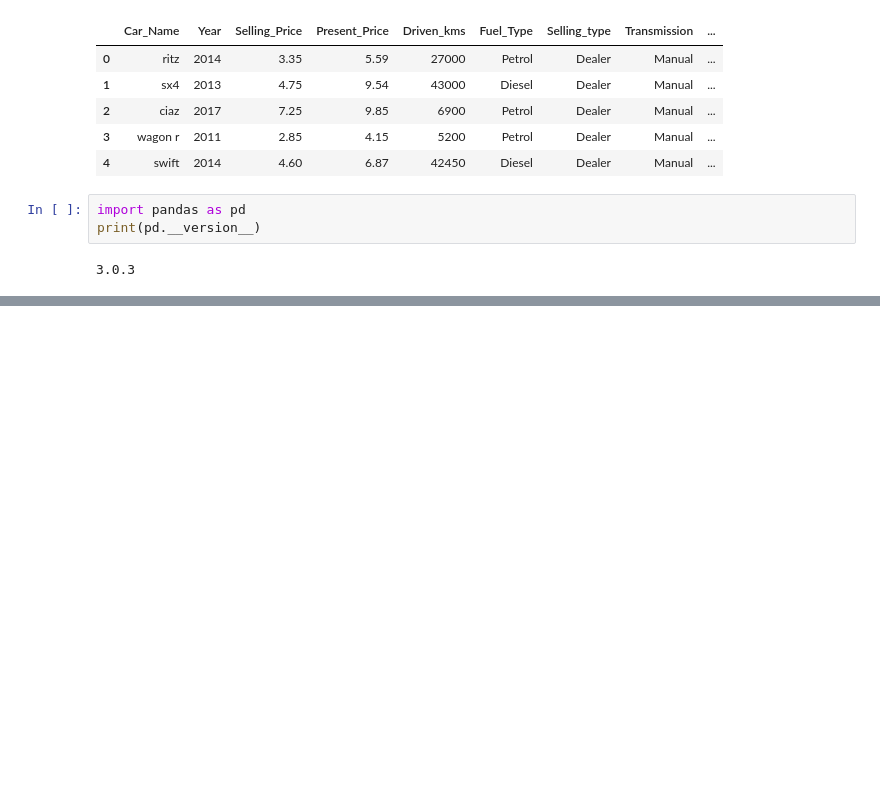
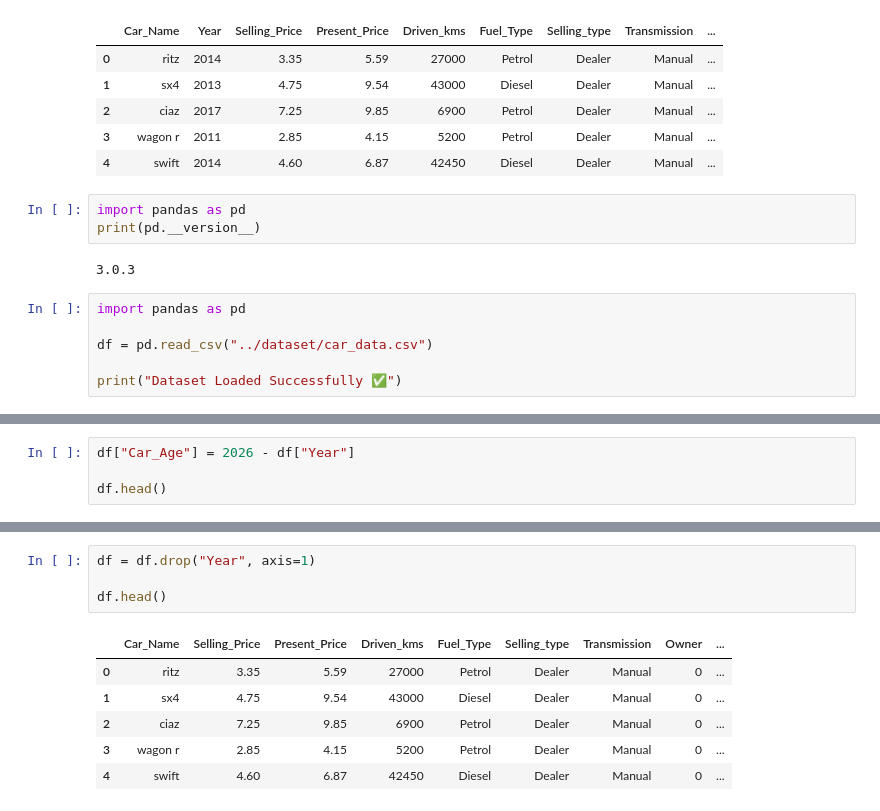
Before and after one commit to Sushil77964/data-science-car-price-prediction, a Jupyter notebook: notebooks/Car_Price_Prediction.ipynb, the cells around one changed output, grey strips where cells are left out. Cells and saved outputs as stored; diff of their text form; blank space fills up the shorter version.

```diff
--- a/notebooks/Car_Price_Prediction.ipynb
+++ b/notebooks/Car_Price_Prediction.ipynb
@@ -86,3 +86,9 @@ import pandas as pd
 print(pd.__version__)
 # %% [output]
 3.0.3
+# %%
+import pandas as pd
+
+df = pd.read_csv("../dataset/car_data.csv")
+
+print("Dataset Loaded Successfully ✅")
@@ -88,0 +186,4 @@ print(pd.__version__)
+# %%
+df["Car_Age"] = 2026 - df["Year"]
+
+df.head()
@@ -88,0 +197,11 @@ print(pd.__version__)
+# %%
+df = df.drop("Year", axis=1)
+
+df.head()
+# %% [output]
+|  | Car_Name | Selling_Price | Present_Price | Driven_kms | Fuel_Type | Selling_type | Transmission | Owner | ... |
+| 0 | ritz | 3.35 | 5.59 | 27000 | Petrol | Dealer | Manual | 0 | ... |
+| 1 | sx4 | 4.75 | 9.54 | 43000 | Diesel | Dealer | Manual | 0 | ... |
+| 2 | ciaz | 7.25 | 9.85 | 6900 | Petrol | Dealer | Manual | 0 | ... |
+| 3 | wagon r | 2.85 | 4.15 | 5200 | Petrol | Dealer | Manual | 0 | ... |
+| 4 | swift | 4.60 | 6.87 | 42450 | Diesel | Dealer | Manual | 0 | ... |
```
Also changed, not shown: parts of 23 cells of this notebook.
